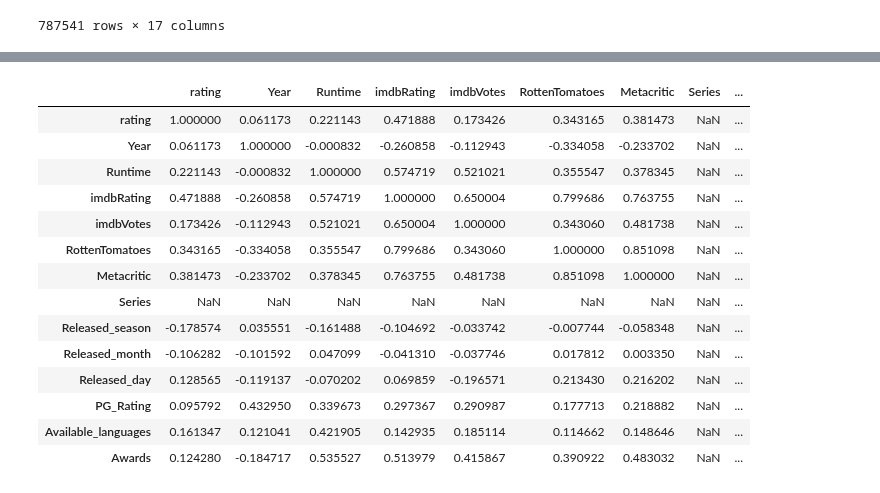
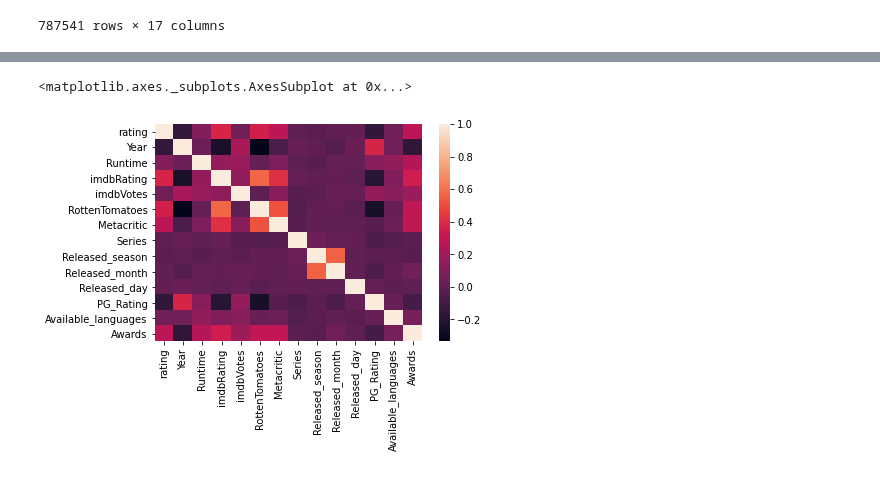
Before and after one commit to yuayixio/MovieRatingPredictor, a Jupyter notebook: notebooks/ContentbasedFiltering/FeatureAnalysisForkNN.ipynb, the cells around one changed output, grey strips where cells are left out. Cells and saved outputs as stored; diff of their text form; code cells hidden in the pictures.

```diff
--- a/notebooks/ContentbasedFiltering/FeatureAnalysisForkNN.ipynb
+++ b/notebooks/ContentbasedFiltering/FeatureAnalysisForkNN.ipynb
@@ -209,18 +224,5 @@ sns.heatmap(user_sample.drop(columns={'user_id','imdbID'}).corr(method='pearson'
 # %%
-user_sample.drop(columns={'user_id','imdbID'}).corr(method='pearson')
+sns.heatmap(user_sample.drop(columns={'user_id','imdbID'}).corr(method='kendall'))
 # %% [output]
-|  | rating | Year | Runtime | imdbRating | imdbVotes | RottenTomatoes | Metacritic | Series | ... |
-| rating | 1.000000 | 0.061173 | 0.221143 | 0.471888 | 0.173426 | 0.343165 | 0.381473 | NaN | ... |
-| Year | 0.061173 | 1.000000 | -0.000832 | -0.260858 | -0.112943 | -0.334058 | -0.233702 | NaN | ... |
-| Runtime | 0.221143 | -0.000832 | 1.000000 | 0.574719 | 0.521021 | 0.355547 | 0.378345 | NaN | ... |
-| imdbRating | 0.471888 | -0.260858 | 0.574719 | 1.000000 | 0.650004 | 0.799686 | 0.763755 | NaN | ... |
-| imdbVotes | 0.173426 | -0.112943 | 0.521021 | 0.650004 | 1.000000 | 0.343060 | 0.481738 | NaN | ... |
-| RottenTomatoes | 0.343165 | -0.334058 | 0.355547 | 0.799686 | 0.343060 | 1.000000 | 0.851098 | NaN | ... |
-| Metacritic | 0.381473 | -0.233702 | 0.378345 | 0.763755 | 0.481738 | 0.851098 | 1.000000 | NaN | ... |
-| Series | NaN | NaN | NaN | NaN | NaN | NaN | NaN | NaN | ... |
-| Released_season | -0.178574 | 0.035551 | -0.161488 | -0.104692 | -0.033742 | -0.007744 | -0.058348 | NaN | ... |
-| Released_month | -0.106282 | -0.101592 | 0.047099 | -0.041310 | -0.037746 | 0.017812 | 0.003350 | NaN | ... |
-| Released_day | 0.128565 | -0.119137 | -0.070202 | 0.069859 | -0.196571 | 0.213430 | 0.216202 | NaN | ... |
-| PG_Rating | 0.095792 | 0.432950 | 0.339673 | 0.297367 | 0.290987 | 0.177713 | 0.218882 | NaN | ... |
-| Available_languages | 0.161347 | 0.121041 | 0.421905 | 0.142935 | 0.185114 | 0.114662 | 0.148646 | NaN | ... |
-| Awards | 0.124280 | -0.184717 | 0.535527 | 0.513979 | 0.415867 | 0.390922 | 0.483032 | NaN | ... |
+<matplotlib.axes._subplots.AxesSubplot at 0x...>
+[figure, added]
```
Also changed, not shown: parts of 35 cells of this notebook, 3 other files.
